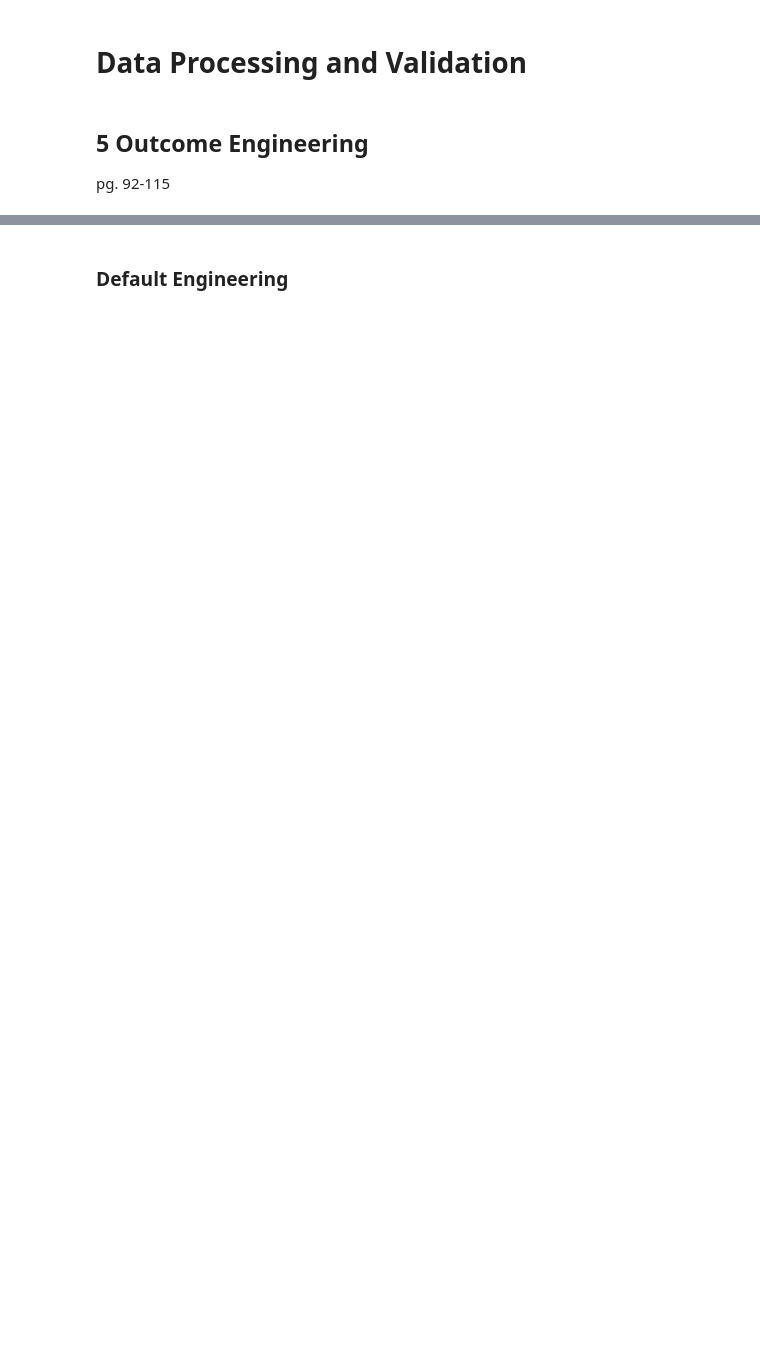
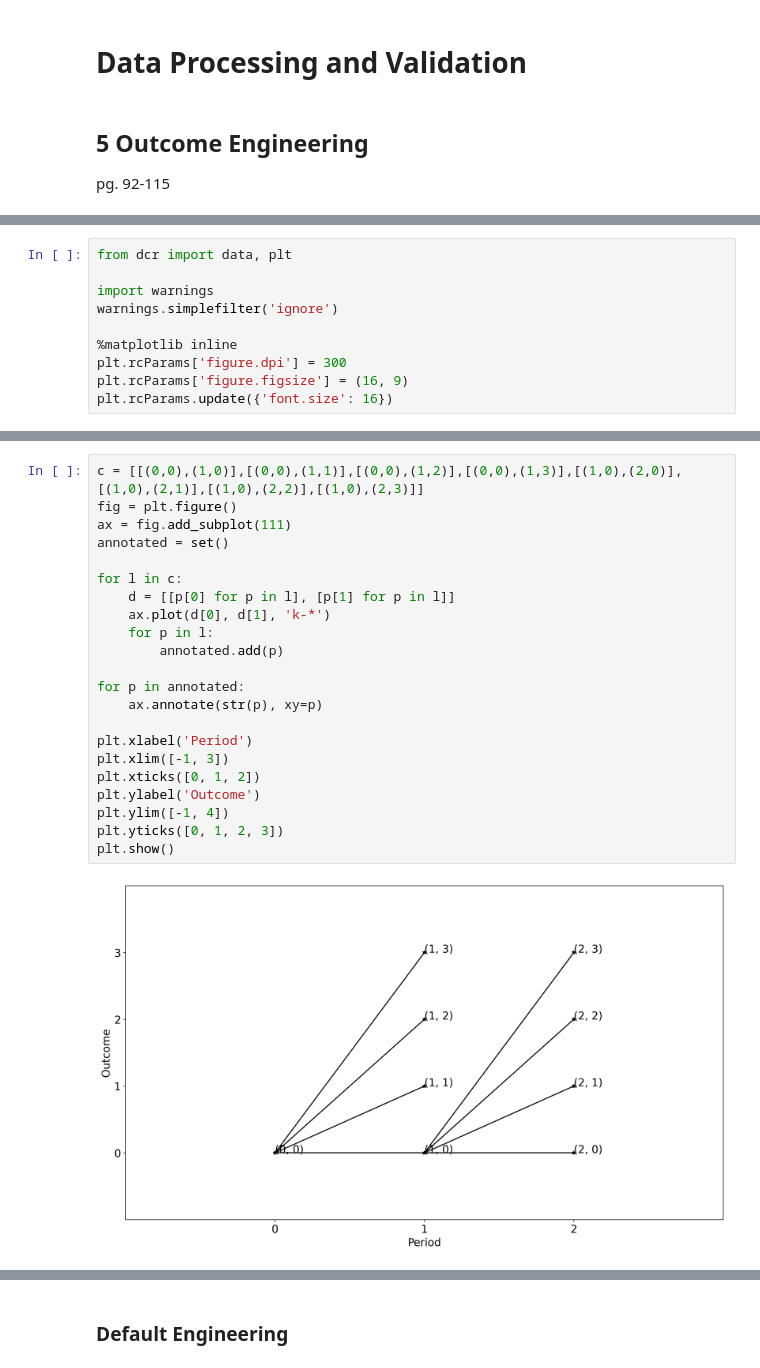
Before and after one commit to lktuan/deep_credit_risk, a Jupyter notebook: notebooks/part2_data_processing_and_validation.ipynb, the cells around one changed output, grey strips where cells are left out. Cells and saved outputs as stored; diff of their text form; blank space fills up the shorter version.

```diff
--- a/notebooks/part2_data_processing_and_validation.ipynb
+++ b/notebooks/part2_data_processing_and_validation.ipynb
@@ -9,0 +6,10 @@ pg. 92-115
+# %%
+from dcr import data, plt
+
+import warnings
+warnings.simplefilter('ignore')
+
+%matplotlib inline
+plt.rcParams['figure.dpi'] = 300
+plt.rcParams['figure.figsize'] = (16, 9)
+plt.rcParams.update({'font.size': 16})
@@ -9,0 +40,24 @@ pg. 92-115
+# %%
+c = [[(0,0),(1,0)],[(0,0),(1,1)],[(0,0),(1,2)],[(0,0),(1,3)],[(1,0),(2,0)],[(1,0),(2,1)],[(1,0),(2,2)],[(1,0),(2,3)]]
+fig = plt.figure()
+ax = fig.add_subplot(111)
+annotated = set()
+
+for l in c:
+    d = [[p[0] for p in l], [p[1] for p in l]]
+    ax.plot(d[0], d[1], 'k-*')
+    for p in l:
+        annotated.add(p)
+
+for p in annotated:
+    ax.annotate(str(p), xy=p)
+
+plt.xlabel('Period')
+plt.xlim([-1, 3])
+plt.xticks([0, 1, 2])
+plt.ylabel('Outcome')
+plt.ylim([-1, 4])
+plt.yticks([0, 1, 2, 3])
+plt.show()
+# %% [output]
+[figure, added]
```
Also changed, not shown: parts of 16 cells of this notebook.
